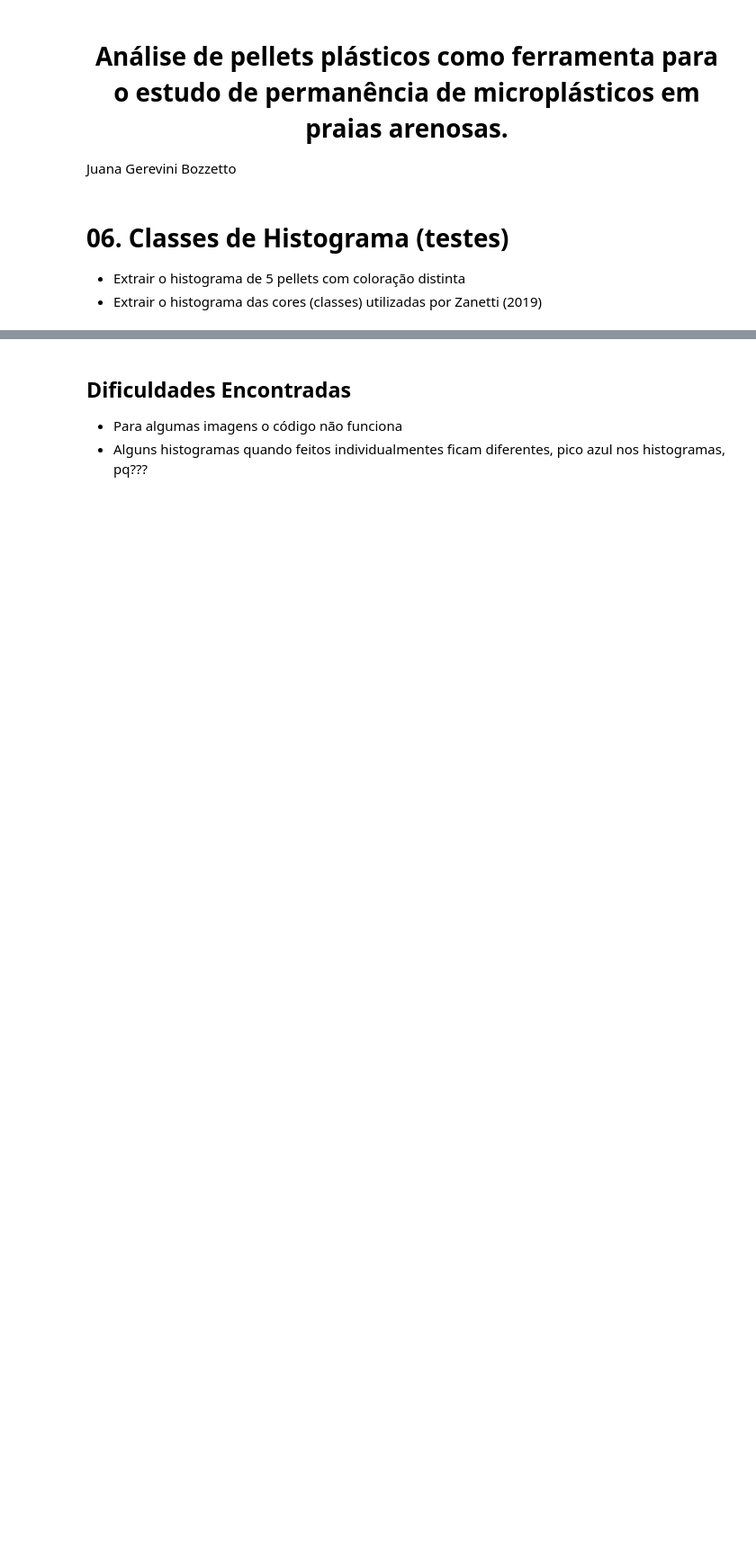
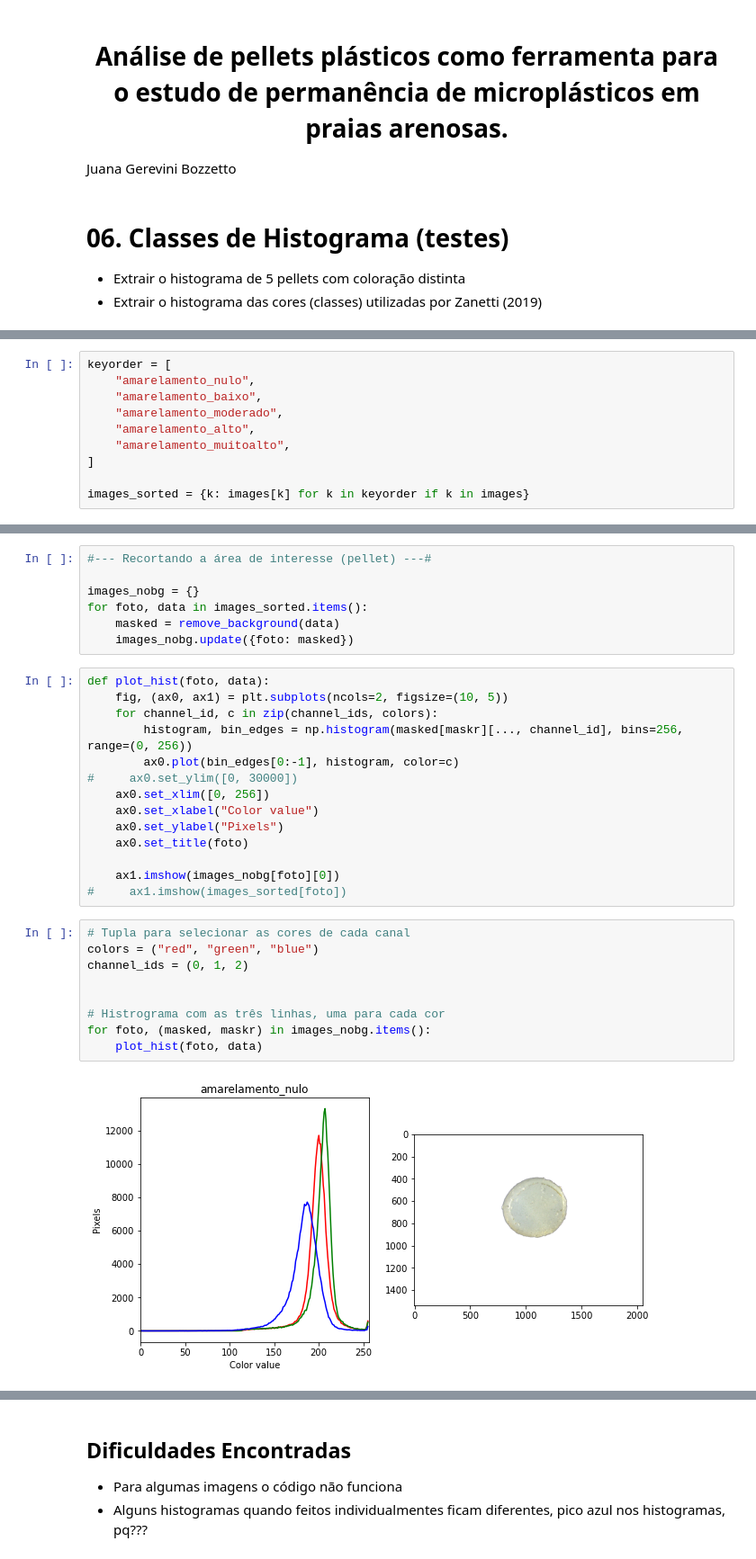
Before and after one commit to LaPoGeoMar/Proj_Pellets_Amarelamento, a Jupyter notebook: notebooks/rotina_06.ipynb, the cells around one changed output, grey strips where cells are left out. Shown at 90% size. Cells and saved outputs as stored; diff of their text form; blank space fills up the shorter version.

Commit message:
plot grayscale RGB and fix hist

```diff
--- a/notebooks/rotina_06.ipynb
+++ b/notebooks/rotina_06.ipynb
@@ -29 +33,11 @@ for img in lista_fotos:
+# %%
+keyorder = [
+    "amarelamento_nulo",
+    "amarelamento_baixo",
+    "amarelamento_moderado",
+    "amarelamento_alto",
+    "amarelamento_muitoalto",
+]
+
+images_sorted = {k: images[k] for k in keyorder if k in images}
 # %%
@@ -77,0 +66,32 @@ for masked, title in zip(masked_list,lista_fotos):
+# %%
+#--- Recortando a área de interesse (pellet) ---#
+
+images_nobg = {}
+for foto, data in images_sorted.items():
+    masked = remove_background(data)
+    images_nobg.update({foto: masked})
+# %%
+def plot_hist(foto, data):
+    fig, (ax0, ax1) = plt.subplots(ncols=2, figsize=(10, 5))
+    for channel_id, c in zip(channel_ids, colors):
+        histogram, bin_edges = np.histogram(masked[maskr][..., channel_id], bins=256, range=(0, 256))
+        ax0.plot(bin_edges[0:-1], histogram, color=c)
+#     ax0.set_ylim([0, 30000])
+    ax0.set_xlim([0, 256])
+    ax0.set_xlabel("Color value")
+    ax0.set_ylabel("Pixels")
+    ax0.set_title(foto)
+
+    ax1.imshow(images_nobg[foto][0])
+#     ax1.imshow(images_sorted[foto])
+# %%
+# Tupla para selecionar as cores de cada canal
+colors = ("red", "green", "blue")
+channel_ids = (0, 1, 2)
+
+
+# Histrograma com as três linhas, uma para cada cor
+for foto, (masked, maskr) in images_nobg.items():
+    plot_hist(foto, data)
+# %% [output]
+[figure, added]
```
Also changed, not shown: parts of 8 cells of this notebook.
